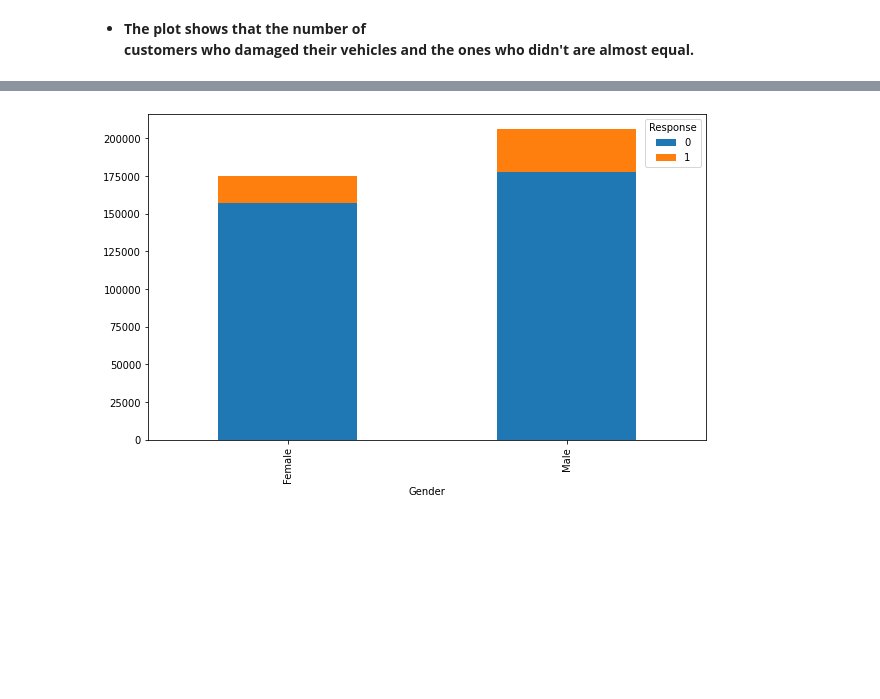
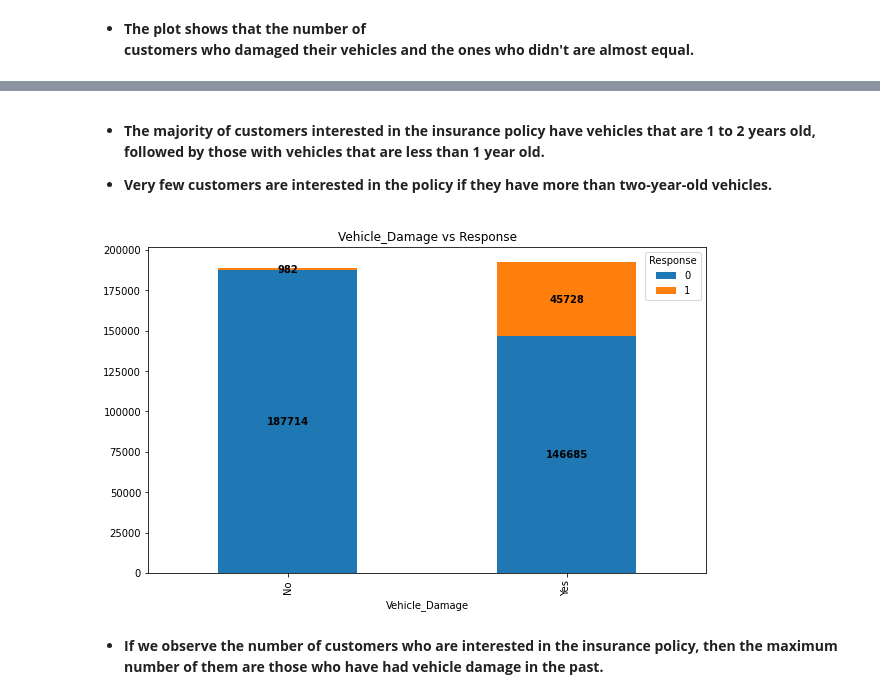
Before and after one commit to Aehteshaam-Shaikh/Health-Insurance-Cross-Sell-Prediction, a Jupyter notebook: Copy_of_HEALTH_INSURANCE_CROSS_SELL_PREDICTION.ipynb, the cells around one changed output, grey strips where cells are left out. Drawn from its saved outputs; the diff is of its cells as text; code cells hidden in the pictures; blank space fills up the shorter version.

```diff
--- a/Copy_of_HEALTH_INSURANCE_CROSS_SELL_PREDICTION.ipynb
+++ b/Copy_of_HEALTH_INSURANCE_CROSS_SELL_PREDICTION.ipynb
@@ -104,6 +104,9 @@ memory usage: 34.9+ MB
 
 *   The Dataset consist of 381109 entries with 12 features
 *   Out of these 12 features, 9 are numeric while 3 are of object type.
+# %%
+# dropping the not required 'id' column
+health_df.drop('id',inplace=True,axis=1)
 # %%
 # checking for the duplicate values
 health_df.duplicated().sum()
@@ -225,0 +264,10 @@ sns.countplot(health_df['Vehicle_Damage']);
+# %%
+# Relationship b/w target variable and Driving_License column
+ct = pd.crosstab(health_df['Driving_License'],health_df['Response'])
+ax = ct.plot(kind='bar',figsize=(10,6));
+plt.yscale("log")
+ax.legend(title='Response',loc='upper right');
+plt.title('Driving_License vs Response')
+for c in ax.containers:
+  labels = [int(v.get_height()) if v.get_height() > 0 else '' for v in c]
+  ax.bar_label(c, labels=labels, label_type='edge',fontweight='bold')
@@ -225,0 +279,11 @@ sns.countplot(health_df['Vehicle_Damage']);
+# %%
+# Relationship b/w target variable and Previously_Insured column
+ct = pd.crosstab(health_df['Previously_Insured'],health_df['Response'])
+ax = ct.plot(kind='bar',stacked=True,figsize=(10,6));
+ax.legend(title='Response',loc='upper right');
+plt.title('Previously_Insured vs Response')
+
+# getting the centered labels for each bar
+for c in ax.containers:
+  labels = [int(v.get_height()) if v.get_height() > 0 else '' for v in c]
+  ax.bar_label(c, labels=labels, label_type='center',fontweight='bold')
@@ -225,0 +295,11 @@ sns.countplot(health_df['Vehicle_Damage']);
+# %%
+# Vehicle_Age
+ct = pd.crosstab(health_df['Vehicle_Age'],health_df['Response'])
+ax = ct.plot(kind='bar',figsize=(10,6));
+ax.legend(title='Response',loc='upper right');
+plt.title('Vehicle_Age vs Response')
+
+# getting the centered labels for each bar
+for c in ax.containers:
+  labels = [int(v.get_height()) if v.get_height() > 0 else '' for v in c]
+  ax.bar_label(c, labels=labels, label_type='center',fontweight='bold')
@@ -226,6 +308,20 @@ sns.countplot(health_df['Vehicle_Damage']);
+# %% [markdown]
+* **The majority of customers interested in the insurance policy have vehicles that are 1 to 2 years old, followed by those with vehicles that are less than 1 year old.**
+
+* **Very few customers are interested in the policy if they have more than two-year-old vehicles.**
 # %%
-ct = pd.crosstab(health_df['Gender'],health_df['Response'])
+# Vehicle_Damage
+
+ct = pd.crosstab(health_df['Vehicle_Damage'],health_df['Response'])
 ax = ct.plot(kind='bar',stacked=True,figsize=(10,6));
 ax.legend(title='Response',loc='upper right');
+plt.title('Vehicle_Damage vs Response')
+
+# getting the centered labels for each bar
+for c in ax.containers:
+  labels = [int(v.get_height()) if v.get_height() > 0 else '' for v in c]
+  ax.bar_label(c, labels=labels, label_type='center',fontweight='bold')
 # %% [output]
-[figure, old version]
+[figure, new version]
+# %% [markdown]
+* **If we observe the number of customers who are interested in the insurance policy, then the maximum number of them are those who have had vehicle damage in the past.**
```
Also changed, not shown: parts of 35 cells of this notebook.
